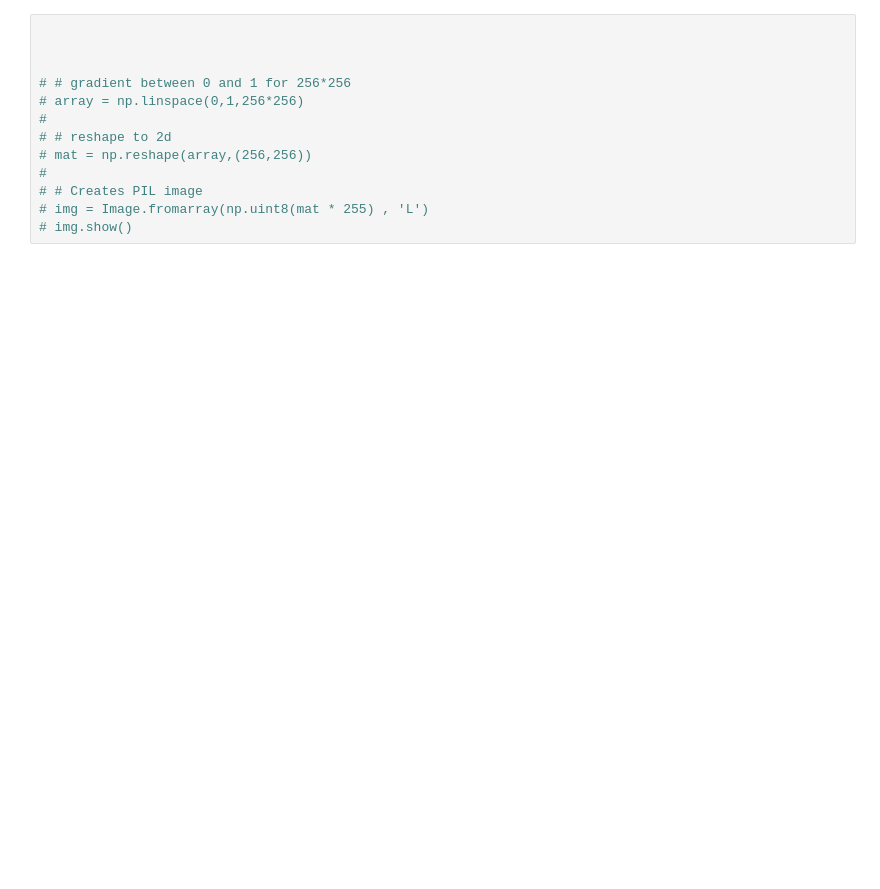
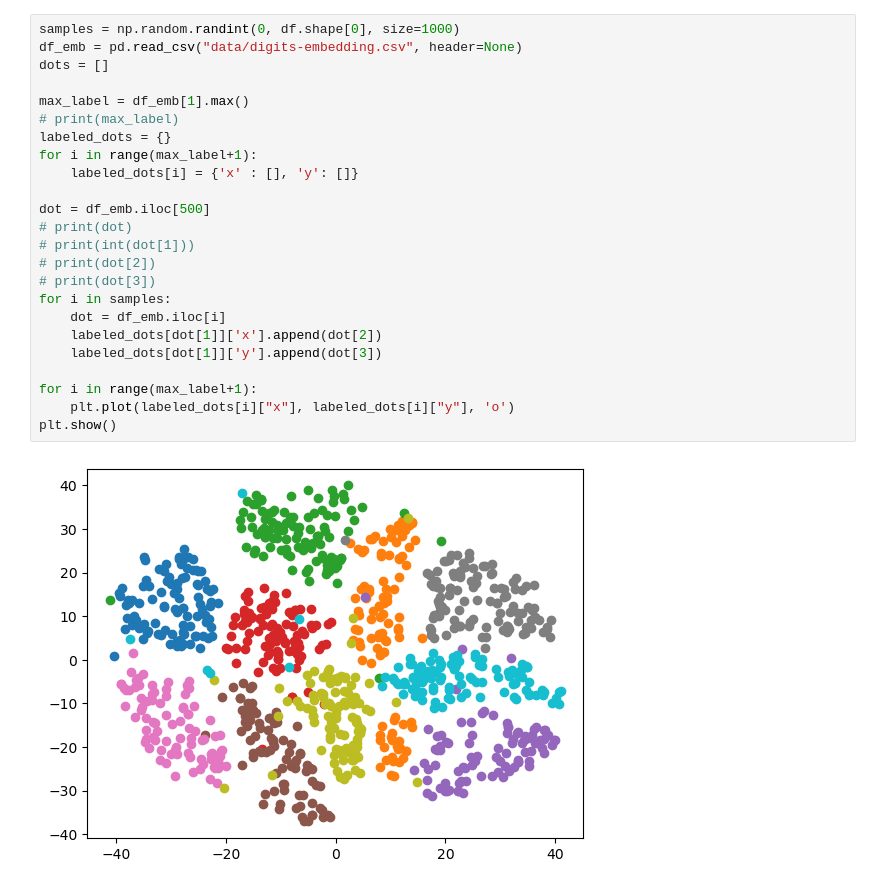
Before and after one commit to pedrotst/cs573, a Jupyter notebook: proj5/main.ipynb, the cells around one changed output. Drawn from its saved outputs; the diff is of its cells as text; blank space fills up the shorter version.

```diff
--- a/proj5/main.ipynb
+++ b/proj5/main.ipynb
@@ -42,13 +47,26 @@ for i in range(max_label):
-# %%
-
-
-
-# # gradient between 0 and 1 for 256*256
-# array = np.linspace(0,1,256*256)
-#
-# # reshape to 2d
-# mat = np.reshape(array,(256,256))
-#
-# # Creates PIL image
-# img = Image.fromarray(np.uint8(mat * 255) , 'L')
-# img.show()
+# %%
+samples = np.random.randint(0, df.shape[0], size=1000)
+df_emb = pd.read_csv("data/digits-embedding.csv", header=None)
+dots = []
+
+max_label = df_emb[1].max()
+# print(max_label)
+labeled_dots = {}
+for i in range(max_label+1):
+    labeled_dots[i] = {'x' : [], 'y': []}
+
+dot = df_emb.iloc[500]
+# print(dot)
+# print(int(dot[1]))
+# print(dot[2])
+# print(dot[3])
+for i in samples:
+    dot = df_emb.iloc[i]
+    labeled_dots[dot[1]]['x'].append(dot[2])
+    labeled_dots[dot[1]]['y'].append(dot[3])
+
+for i in range(max_label+1):
+    plt.plot(labeled_dots[i]["x"], labeled_dots[i]["y"], 'o')
+plt.show()
+# %% [output]
+[figure, added]
```
Also changed, not shown: parts of 3 cells of this notebook.
